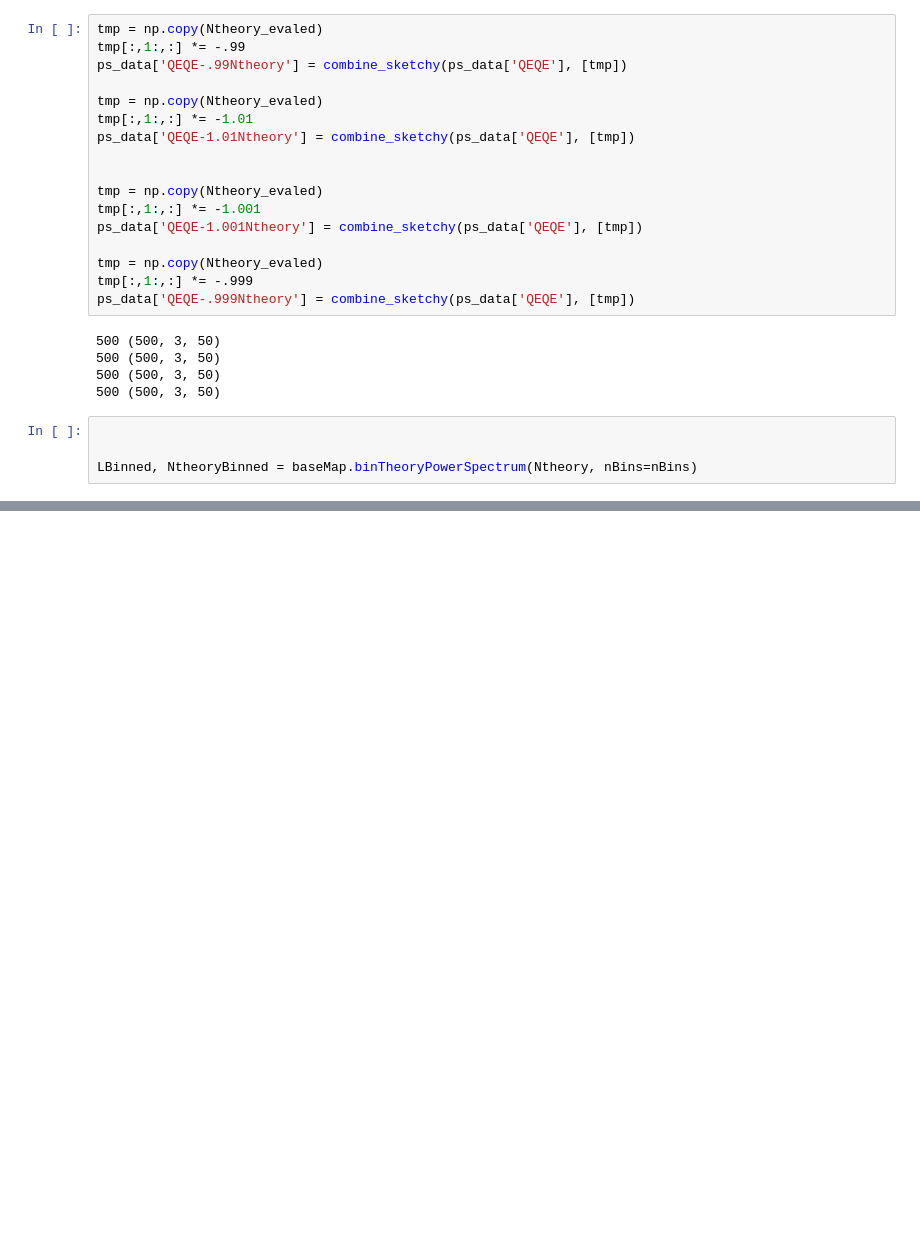
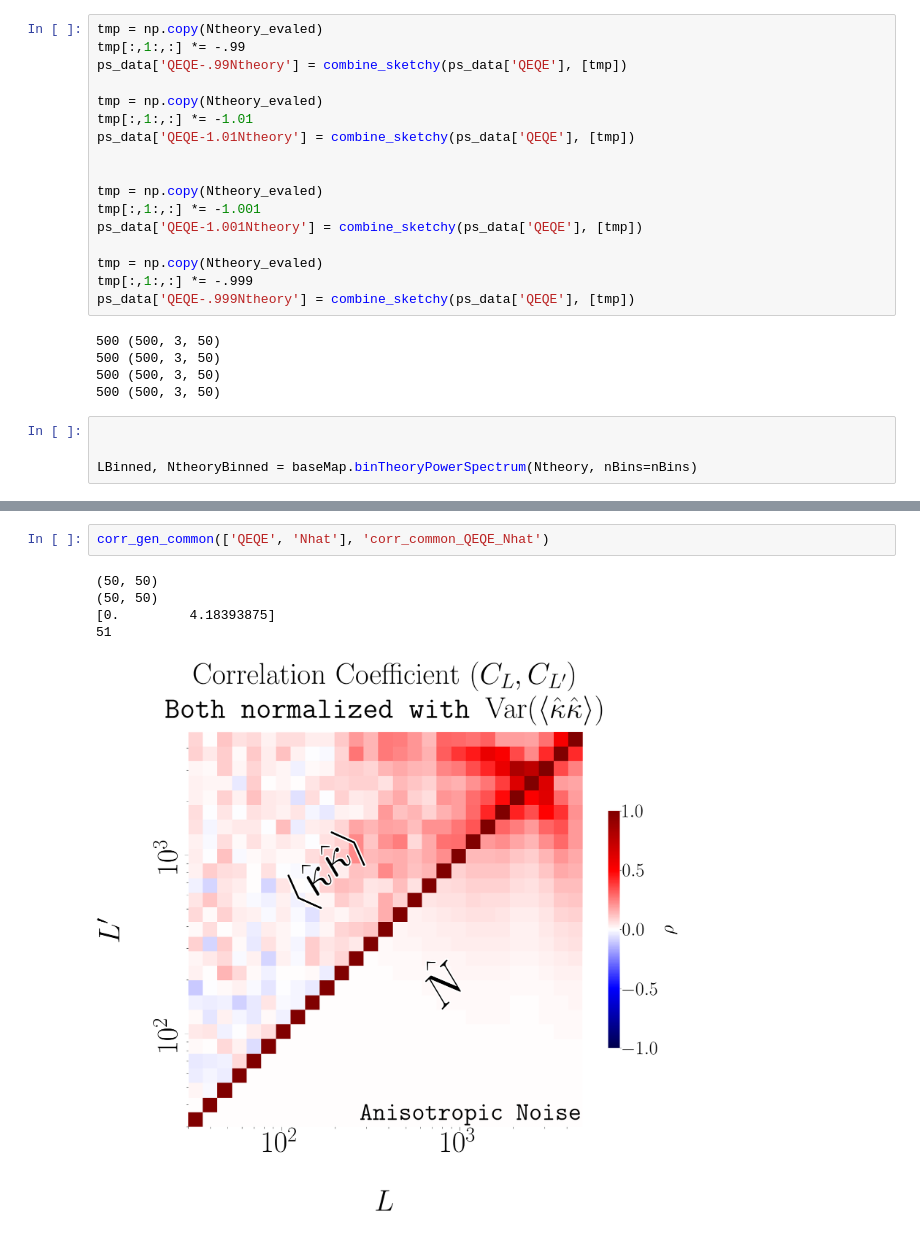
Before and after one commit to DelonShen/LensQuEst, a Jupyter notebook: dev/figs_unmasked_anisotropic_noise.ipynb, the cells around one changed output, grey strips where cells are left out. Drawn from its saved outputs; the diff is of its cells as text; blank space fills up the shorter version.

```diff
--- a/dev/figs_unmasked_anisotropic_noise.ipynb
+++ b/dev/figs_unmasked_anisotropic_noise.ipynb
@@ -756,0 +925,8 @@ plt.savefig('figures/mNhat_vs_mNtheory_TgradT_weights_pMCMCN1_hybrid_aniso.pdf',
+# %%
+corr_gen_common(['QEQE', 'Nhat'], 'corr_common_QEQE_Nhat')
+# %% [output]
+(50, 50)
+(50, 50)
+[0.         4.18393875]
+51
+[figure, added]
```
Also changed, not shown: parts of 12 cells of this notebook, 19 other files.
